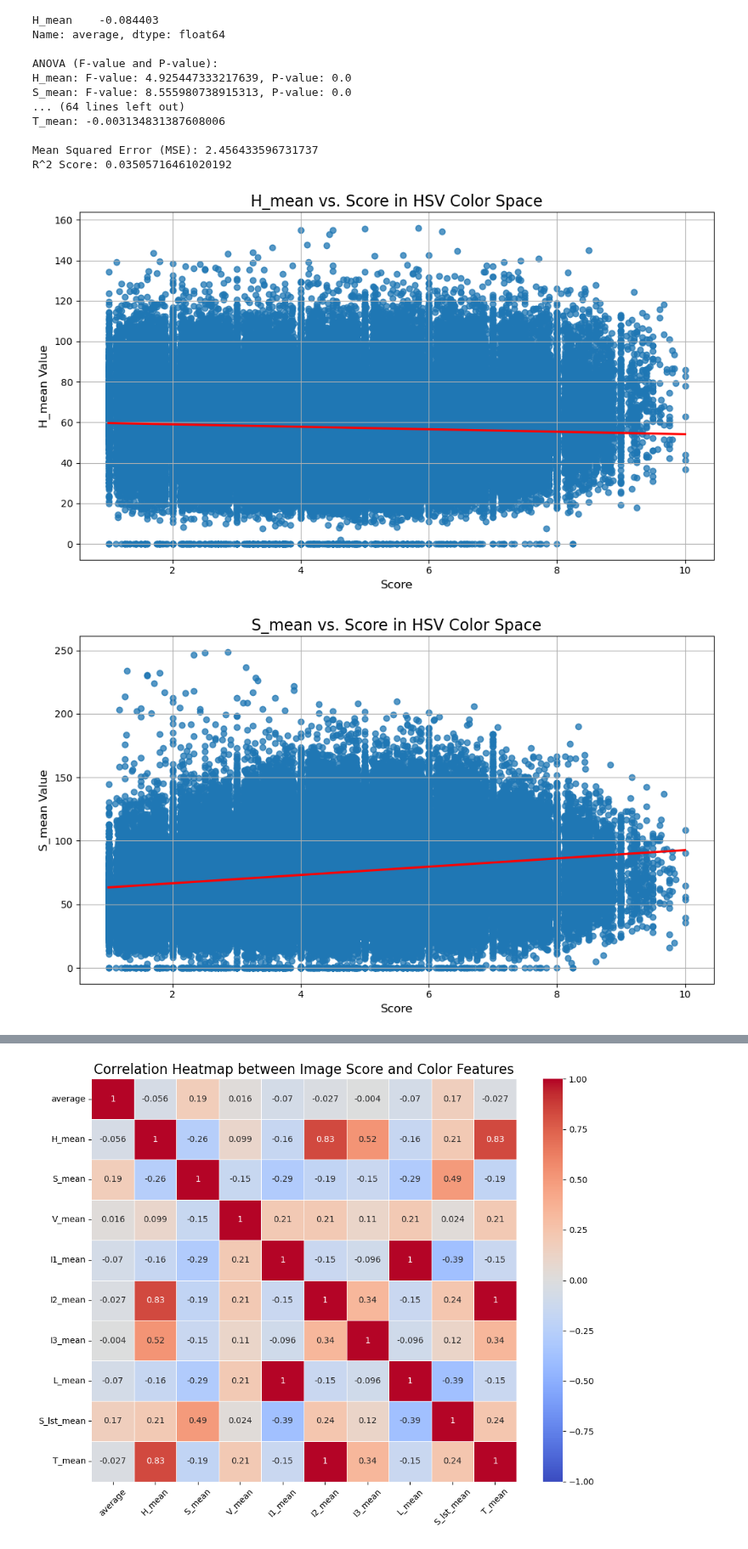
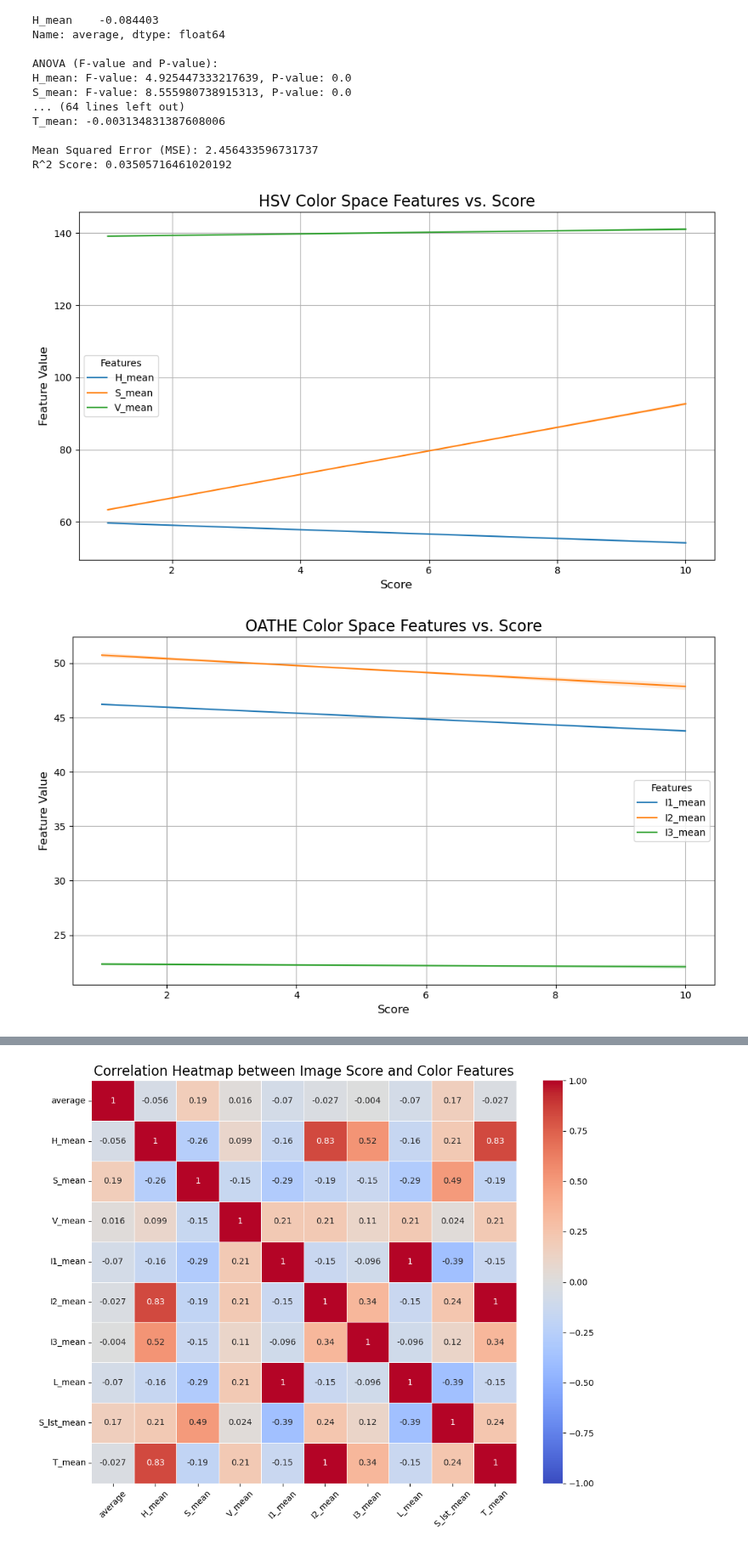
Before and after one commit to COrtsJosep/landscape-aesthetics, a Jupyter notebook: src/models/Analysis_of_Image_color_SoN.ipynb, the cells around one changed output, grey strips where cells are left out. Shown at 85% size. Saved outputs shown, nothing was run; the diff lists cells and outputs as text; code cells hidden in the pictures.

```diff
--- a/src/models/Analysis_of_Image_color_SoN.ipynb
+++ b/src/models/Analysis_of_Image_color_SoN.ipynb
@@ -171,34 +166,32 @@ R^2 Score: 0.03505716461020192
 # %%
 import matplotlib.pyplot as plt
 import seaborn as sns
-# 定义颜色空间的特征
+
 hsv_features = ['H_mean', 'S_mean', 'V_mean']
 oathe_features = ['I1_mean', 'I2_mean', 'I3_mean']
 lst_features = ['L_mean', 'S_lst_mean', 'T_mean']
 
 color_spaces = {
     'HSV': hsv_features,
     'OATHE': oathe_features,
     'LST': lst_features
 }
 
-# 对每个颜色空间和特征画散点图
 for space_name, features in color_spaces.items():
+    plt.figure(figsize=(10, 6))
+
     for feature in features:
-        plt.figure(figsize=(10, 6))
-        sns.regplot(x=df_merged['average'], y=df_merged[feature], scatter_kws={'alpha':0.5}, line_kws={"color": "red"})
-        # 绘制特征与评分的散点图
-        plt.scatter(df_merged['average'], df_merged[feature], alpha=0.5)
+        sns.regplot(x=df_merged['average'], y=df_merged[feature], scatter=False, label=feature, line_kws={"linewidth": 1.5})
 
-        plt.title(f'{feature} vs. Score in {space_name} Color Space', fontsize=16)
-        plt.xlabel('Score', fontsize=12)
-        plt.ylabel(f'{feature} Value', fontsize=12)
-        plt.grid(True)
-        plt.tight_layout()
+    plt.title(f'{space_name} Color Space Features vs. Score', fontsize=16)
+    plt.xlabel('Score', fontsize=12)
+    plt.ylabel('Feature Value', fontsize=12)
+    plt.legend(title='Features')
+    plt.grid(True)
+    plt.tight_layout()
 
-        # 保存图像
-        plt.savefig(f"/home/ubuntu/landscape-aesthetics/reports/figures/scatter_{space_name}_{feature}.jpg")
-        plt.show()
+    plt.savefig(f"/home/ubuntu/landscape-aesthetics/reports/figures/scatter_{space_name}_all_features.jpg")
+    plt.show()
 # %% [output]
-[figure, old version]
+[figure, new version]
-[figure, old version]
+[figure, new version]
```
Also changed, not shown: parts of 2 cells of this notebook, 2 other files.
